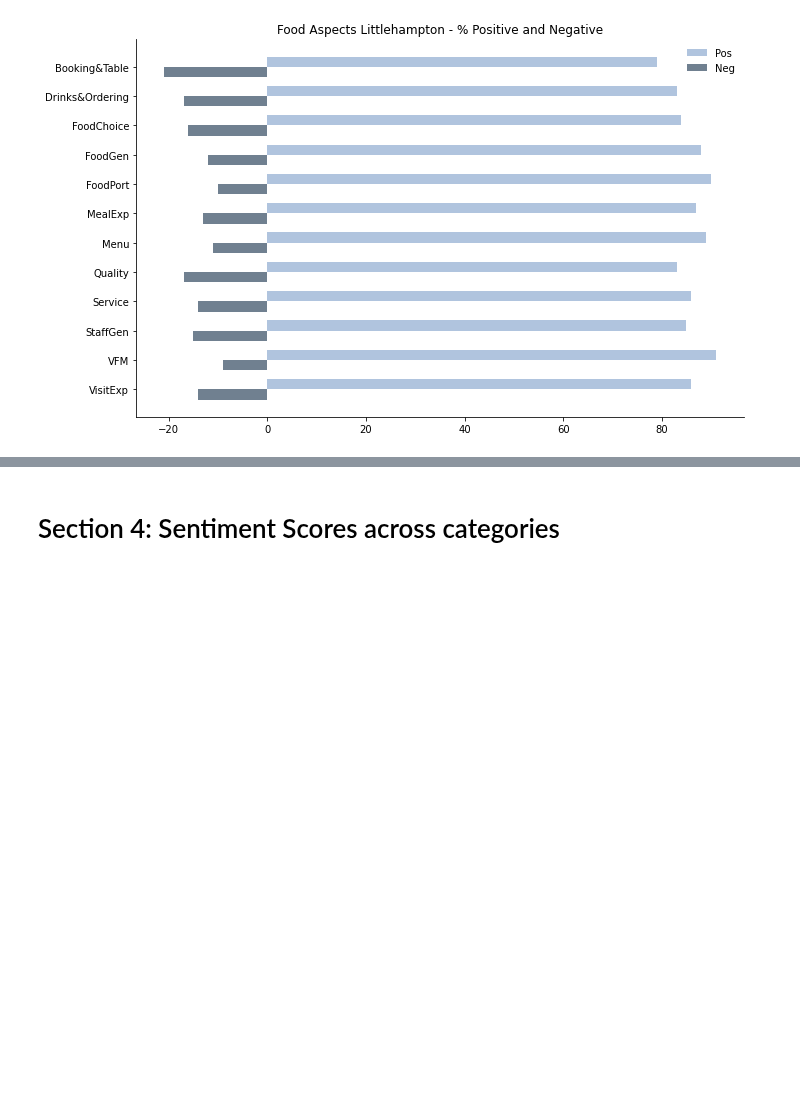
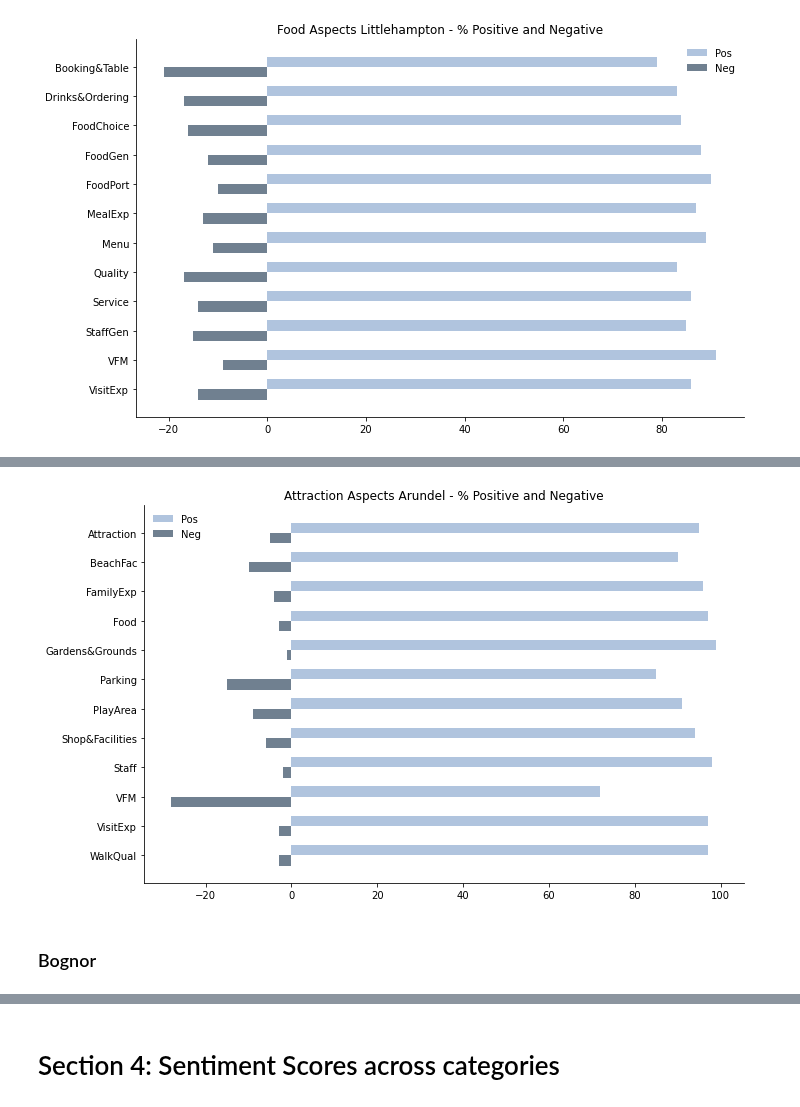
Before and after one commit to Auckland68/Arun-Travel-Reviews-Analysis, a Jupyter notebook: TopicModels/Notebook11VisualisingTopicModelResults.ipynb, the cells around one changed output, grey strips where cells are left out. Cells and saved outputs as stored; diff of their text form; code cells hidden in the pictures; blank space fills up the shorter version.

```diff
--- a/TopicModels/Notebook11VisualisingTopicModelResults.ipynb
+++ b/TopicModels/Notebook11VisualisingTopicModelResults.ipynb
@@ -354,0 +380,7 @@ graph_sentiment_numbers("Food Aspects Littlehampton",little_percent_food)
+# %%
+arundel_attract_aspects_pos = df_attract[(df_attract["Town"] == "Arundel") & (df_attract["Score"] == "positive")]
+arundel_attract_aspects_neg = df_attract[(df_attract["Town"] == "Bognor") & (df_attract["Score"] == "negative")]
+bognor_attract_aspects_pos = df_attract[(df_attract["Town"] == "Bognor") & (df_attract["Score"] == "positive")]
+bognor_attract_aspects_neg = df_attract[(df_attract["Town"] == "Bognor") & (df_attract["Score"] == "negative")]
+little_attract_aspects_pos = df_attract[(df_attract["Town"] == "Littlehampton") & (df_attract["Score"] == "positive")]
+little_attract_aspects_neg = df_attract[(df_attract["Town"] == "Littlehampton") & (df_attract["Score"] == "negative")]
@@ -354,0 +389,3 @@ graph_sentiment_numbers("Food Aspects Littlehampton",little_percent_food)
+# %%
+arundel_percent_attract = aspect_perc(arundel_attract_aspects_pos,arundel_attract_aspects_neg)
+arundel_percent_attract
@@ -354,0 +406,6 @@ graph_sentiment_numbers("Food Aspects Littlehampton",little_percent_food)
+# %%
+graph_sentiment_numbers("Attraction Aspects Arundel",arundel_percent_attract)
+# %% [output]
+[figure, added]
+# %% [markdown]
+### Bognor
```
Also changed, not shown: parts of 11 cells of this notebook.
